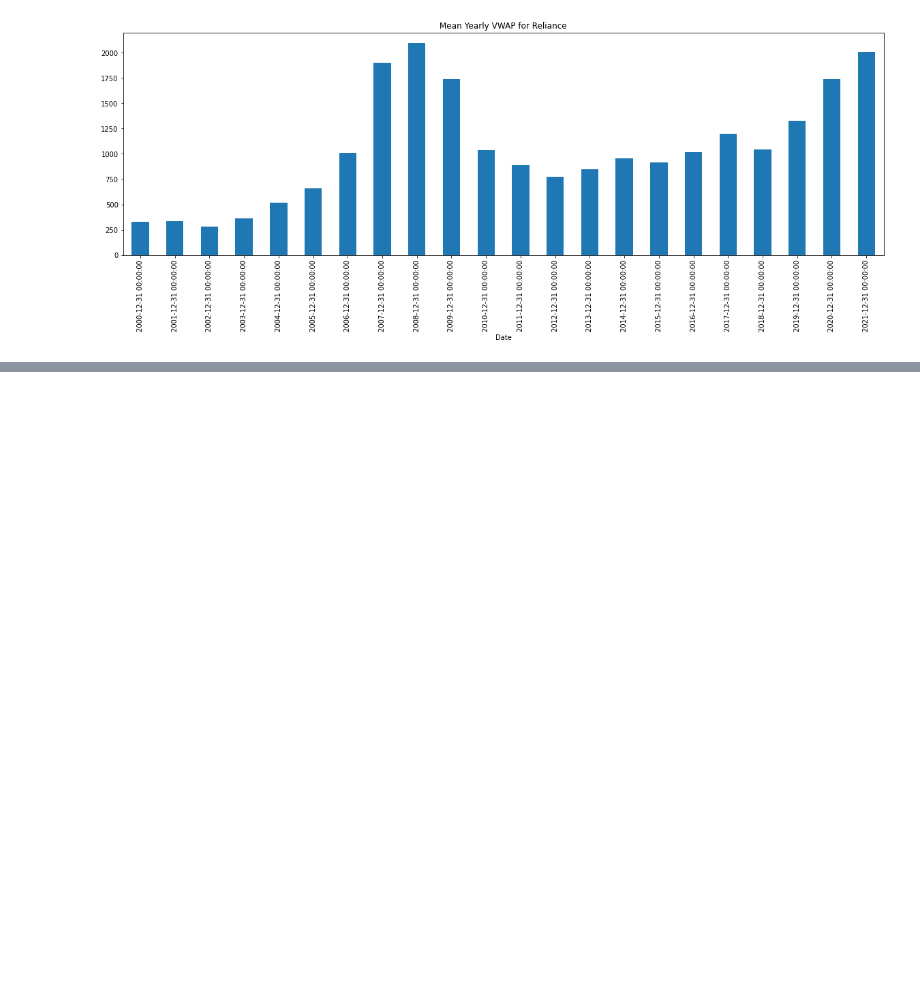
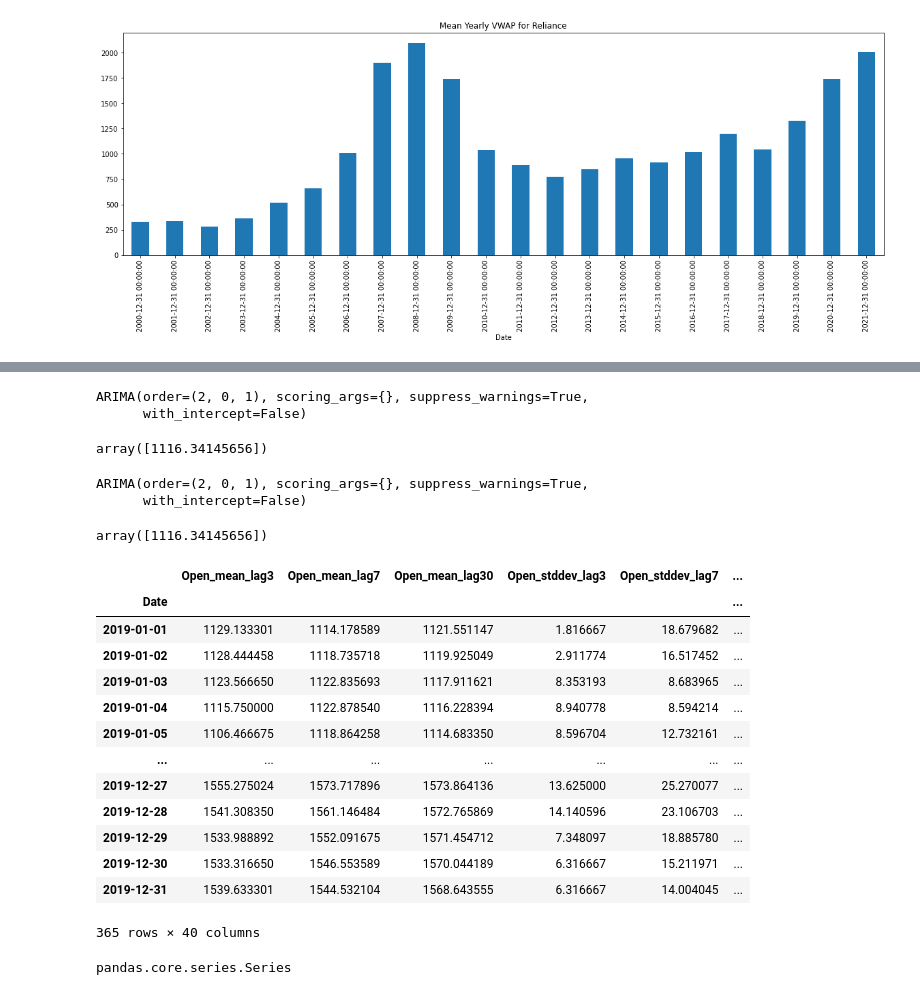
Before and after one commit to muhammad-usman147/indian-stock-prediction, a Jupyter notebook: analytics.ipynb, the cells around one changed output, grey strips where cells are left out. Cells and saved outputs as stored; diff of their text form; code cells hidden in the pictures; blank space fills up the shorter version.

Commit message:
model with api done

```diff
--- a/analytics.ipynb
+++ b/analytics.ipynb
@@ -628,0 +619,10 @@ array([1116.34145656])
+# %%
+model
+# %% [output]
+ARIMA(order=(2, 0, 1), scoring_args={}, suppress_warnings=True,
+      with_intercept=False)
+# %%
+
+model.predict(n_periods=1,exogenous= [df_valid[exogenous_features].iloc[0,:]])
+# %% [output]
+array([1116.34145656])
@@ -628,0 +633,34 @@ array([1116.34145656])
+# %%
+with open('model.pkl','rb') as f:
+    loaded_model  = pickle.load(f)
+
+loaded_model
+# %% [output]
+ARIMA(order=(2, 0, 1), scoring_args={}, suppress_warnings=True,
+      with_intercept=False)
+# %%
+
+loaded_model.predict(n_periods=1,exogenous= [df_valid[exogenous_features].iloc[0,:]])
+# %% [output]
+array([1116.34145656])
+# %%
+df_valid[exogenous_features]
+# %% [output]
+|  | Open_mean_lag3 | Open_mean_lag7 | Open_mean_lag30 | Open_stddev_lag3 | Open_stddev_lag7 | ... |
+| Date |  |  |  |  |  | ... |
+| 2019-01-01 | 1129.133301 | 1114.178589 | 1121.551147 | 1.816667 | 18.679682 | ... |
+| 2019-01-02 | 1128.444458 | 1118.735718 | 1119.925049 | 2.911774 | 16.517452 | ... |
+| 2019-01-03 | 1123.566650 | 1122.835693 | 1117.911621 | 8.353193 | 8.683965 | ... |
+| 2019-01-04 | 1115.750000 | 1122.878540 | 1116.228394 | 8.940778 | 8.594214 | ... |
+| 2019-01-05 | 1106.466675 | 1118.864258 | 1114.683350 | 8.596704 | 12.732161 | ... |
+| ... | ... | ... | ... | ... | ... | ... |
+| 2019-12-27 | 1555.275024 | 1573.717896 | 1573.864136 | 13.625000 | 25.270077 | ... |
+| 2019-12-28 | 1541.308350 | 1561.146484 | 1572.765869 | 14.140596 | 23.106703 | ... |
+| 2019-12-29 | 1533.988892 | 1552.091675 | 1571.454712 | 7.348097 | 18.885780 | ... |
+| 2019-12-30 | 1533.316650 | 1546.553589 | 1570.044189 | 6.316667 | 15.211971 | ... |
+| 2019-12-31 | 1539.633301 | 1544.532104 | 1568.643555 | 6.316667 | 14.004045 | ... |
+365 rows × 40 columns
+# %%
+type(df_valid[exogenous_features].iloc[0,:])
+# %% [output]
+pandas.core.series.Series
```
Also changed, not shown: parts of 49 cells of this notebook, 2 other files.
